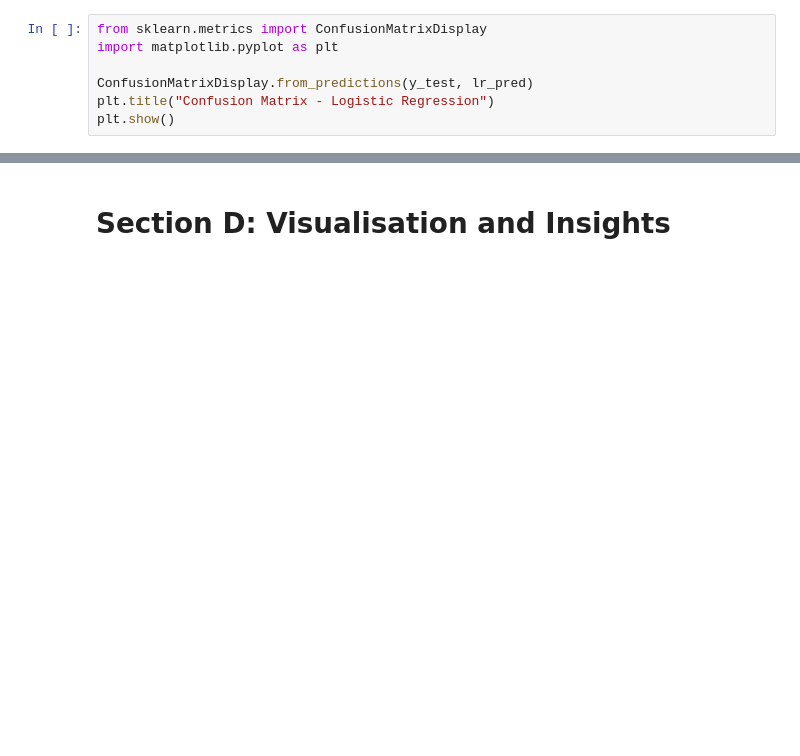
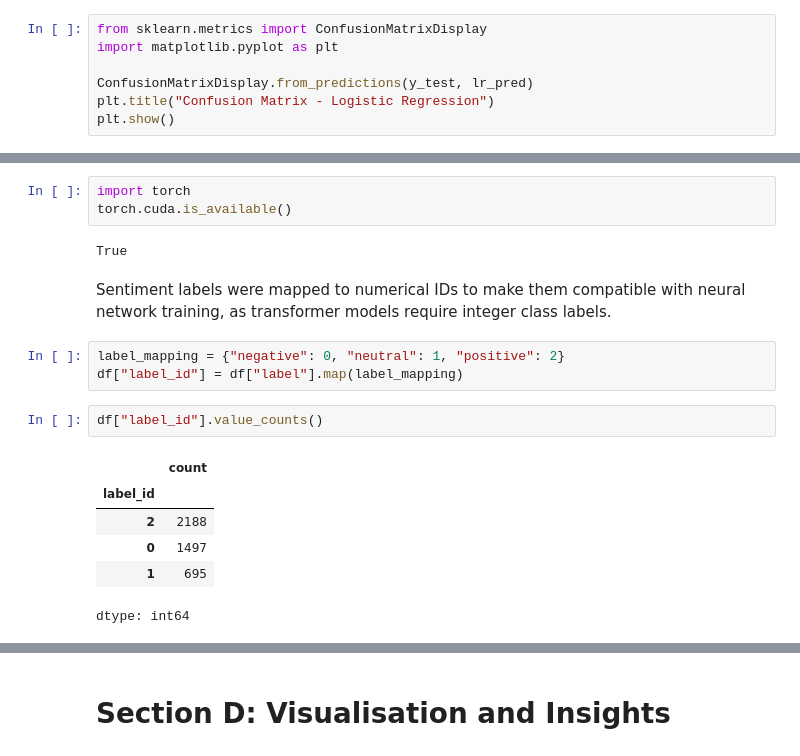
Before and after one commit to mf2056/F20AA, a Jupyter notebook: F20AA_CW.ipynb, the cells around one changed output, grey strips where cells are left out. Saved outputs shown, nothing was run; the diff lists cells and outputs as text; blank space fills up the shorter version.

```diff
--- a/F20AA_CW.ipynb
+++ b/F20AA_CW.ipynb
@@ -980,0 +1019,19 @@ print("Mean Macro F1:", scores_f1.mean())
+# %%
+import torch
+torch.cuda.is_available()
+# %% [output]
+True
+# %% [markdown]
+Sentiment labels were mapped to numerical IDs to make them compatible with neural network training, as transformer models require integer class labels.
+# %%
+label_mapping = {"negative": 0, "neutral": 1, "positive": 2}
+df["label_id"] = df["label"].map(label_mapping)
+# %%
+df["label_id"].value_counts()
+# %% [output]
+|  | count |
+| label_id |  |
+| 2 | 2188 |
+| 0 | 1497 |
+| 1 | 695 |
+dtype: int64
```
Also changed, not shown: parts of 29 cells of this notebook.
